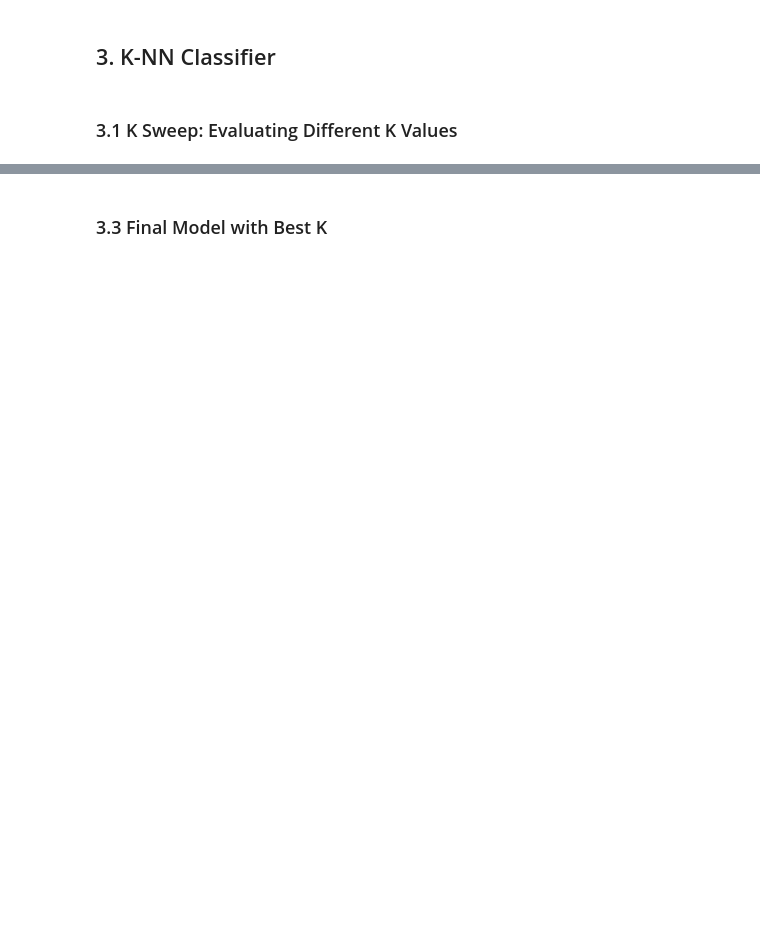
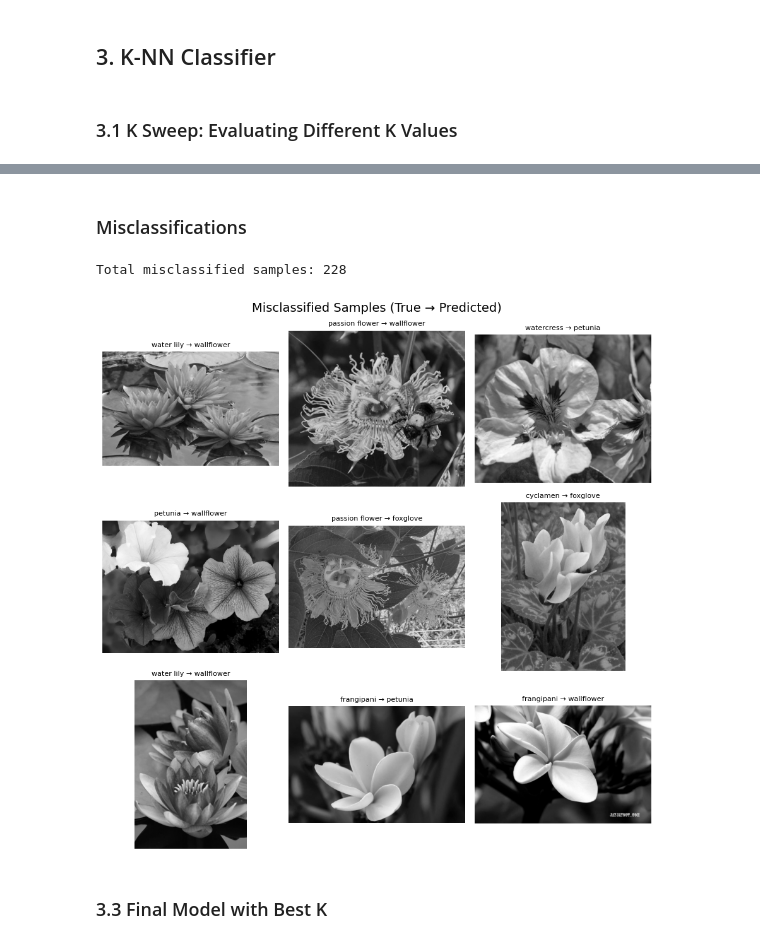
Before and after one commit to Tas-r/Knn-Classifier-Oxford-Flower, a Jupyter notebook: lab5.ipynb, the cells around one changed output, grey strips where cells are left out. Saved outputs shown, nothing was run; the diff lists cells and outputs as text; code cells hidden in the pictures; blank space fills up the shorter version.

Commit message:
updated misclassifications
inserted misclassification section

```diff
--- a/lab5.ipynb
+++ b/lab5.ipynb
@@ -336,3 +328,42 @@ plt.show()
+# %% [markdown]
+### Misclassifications
+# %%
+# Misclassifications
+from skimage.color import rgb2gray  # already imported above; safe to repeat
+
+mis_idx = np.where(y_test_pred_final != y_test)[0]
+print(f"\nTotal misclassified samples: {len(mis_idx)}")
+
+# Shuffle and select up to 9 to display
+np.random.shuffle(mis_idx)
+num_to_show = min(9, len(mis_idx))
+selected_idx = mis_idx[:num_to_show]
+
+rows, cols = 3, 3
+fig, axes = plt.subplots(rows, cols, figsize=(9, 9))
+fig.suptitle("Misclassified Samples (True → Predicted)", fontsize=14)
+
+# Plot available misclassified samples (up to 9)
+for ax, idx in zip(axes.flat, selected_idx):
+    img = X_test_raw[idx]
+    if img.ndim == 3:
+        img = rgb2gray(img)
+    ax.imshow(img, cmap="gray")
+    ax.axis("off")
+    true_label = class_names[y_test[idx]]
+    pred_label = class_names[y_test_pred_final[idx]]
+    ax.set_title(f"{true_label} → {pred_label}", fontsize=8)
+
+# Hide any unused subplots if fewer than 9
+for ax in axes.flat[num_to_show:]:
+    ax.axis("off")
+
+plt.tight_layout()
+plt.savefig("misclassified_samples.png", dpi=150, bbox_inches="tight")
+plt.show()
+# %% [output]
+Total misclassified samples: 228
+[figure, added]
 # %% [markdown]
 ### 3.3 Final Model with Best K
 # %%
```
Also changed, not shown: parts of 7 cells of this notebook, 2 other files.
